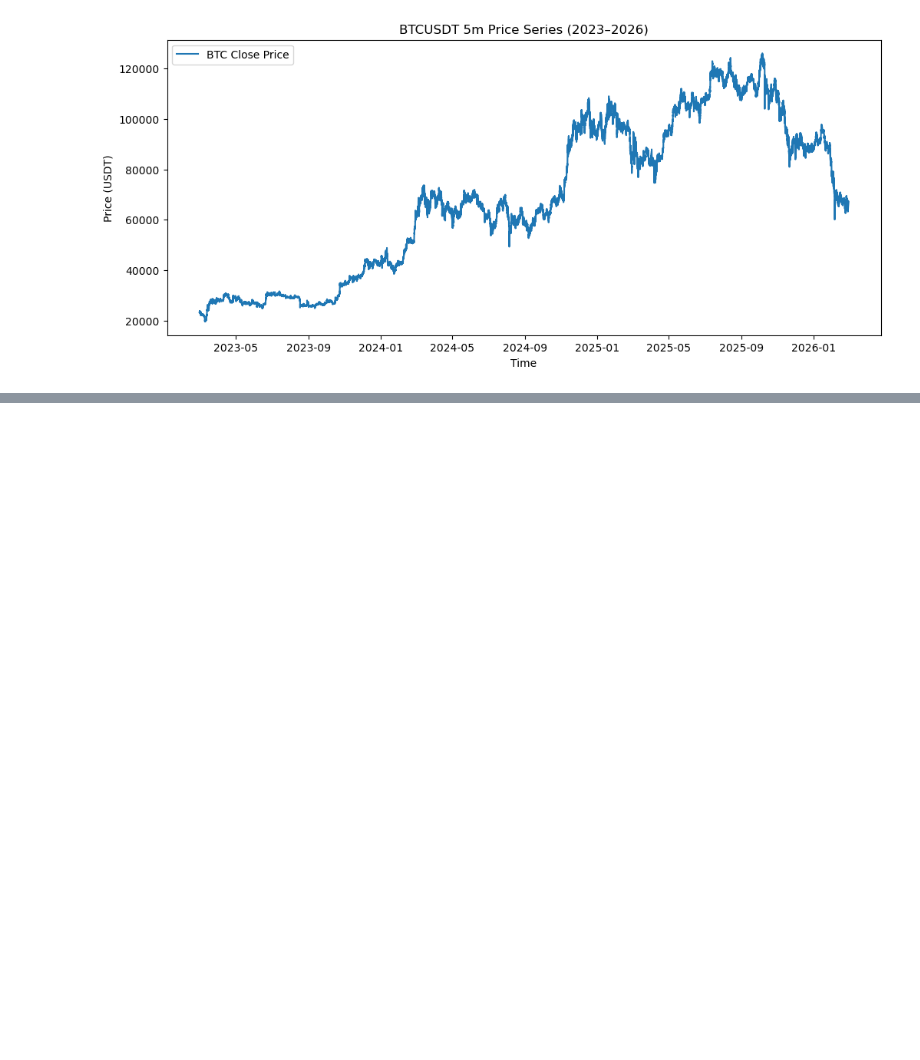
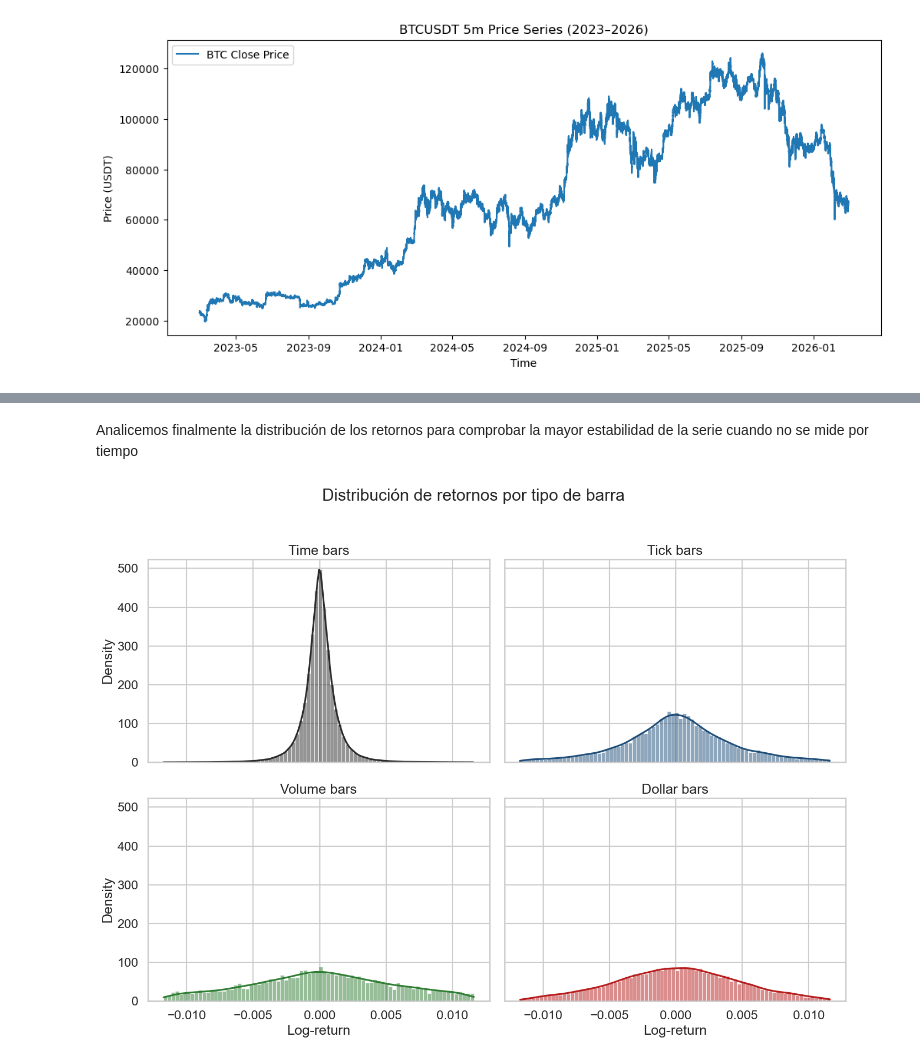
Before and after one commit to mirdbg/Analyzing_5mindata, a Jupyter notebook: Notebook.ipynb, the cells around one changed output, grey strips where cells are left out. Cells and saved outputs as stored; diff of their text form; code cells hidden in the pictures; blank space fills up the shorter version.

```diff
--- a/Notebook.ipynb
+++ b/Notebook.ipynb
@@ -276,0 +734,64 @@ plt.show()
+# %% [markdown]
+Analicemos finalmente la distribución de los retornos para comprobar la mayor estabilidad de la serie cuando no se mide por tiempo
+# %%
+
+sns.set_theme(style="whitegrid", context="talk")
+
+# ======================
+# 1) Retornos logarítmicos
+# ======================
+def log_returns(df: pd.DataFrame) -> pd.Series:
+    s = (
+        df.sort_values("open_time")["close"]
+        .astype(float)
+        .pipe(np.log)
+        .diff()
+        .dropna()
+    )
+    return s
+
+ret_time = log_returns(df_clean)
+ret_tick = log_returns(tick_bars)
+ret_volume = log_returns(volume_bars)
+ret_dollar = log_returns(dollar_bars)
+
+# ======================
+# 2) Rango común para histogramas
+# (recortamos outliers extremos para que se vea bien)
+# ======================
+all_rets = pd.concat([ret_time, ret_tick, ret_volume, ret_dollar], axis=0)
+q_low, q_high = all_rets.quantile([0.005, 0.995])  # 0.5%–99.5%
+bins = 80
+
+# ======================
+# 3) Subplots comparables
+# ======================
+fig, axes = plt.subplots(2, 2, figsize=(14, 10), sharex=True, sharey=True)
+
+plots = [
+    (ret_time,   "Time bars",   "#2b2b2b"),
+    (ret_tick,   "Tick bars",   "#1f4e79"),
+    (ret_volume, "Volume bars", "#2e7d32"),
+    (ret_dollar, "Dollar bars", "#b71c1c"),
+]
+
+for ax, (series, title, color) in zip(axes.ravel(), plots):
+    sns.histplot(
+        series[(series >= q_low) & (series <= q_high)],
+        bins=bins,
+        stat="density",
+        kde=True,
+        color=color,
+        edgecolor="white",
+        linewidth=0.5,
+        ax=ax
+    )
+    ax.set_title(title)
+    ax.set_xlabel("Log-return")
+    ax.set_ylabel("Density")
+
+plt.suptitle("Distribución de retornos por tipo de barra", y=1.02)
+plt.tight_layout()
+plt.show()
+# %% [output]
+[figure, added]
```
Also changed, not shown: parts of 22 cells of this notebook.
